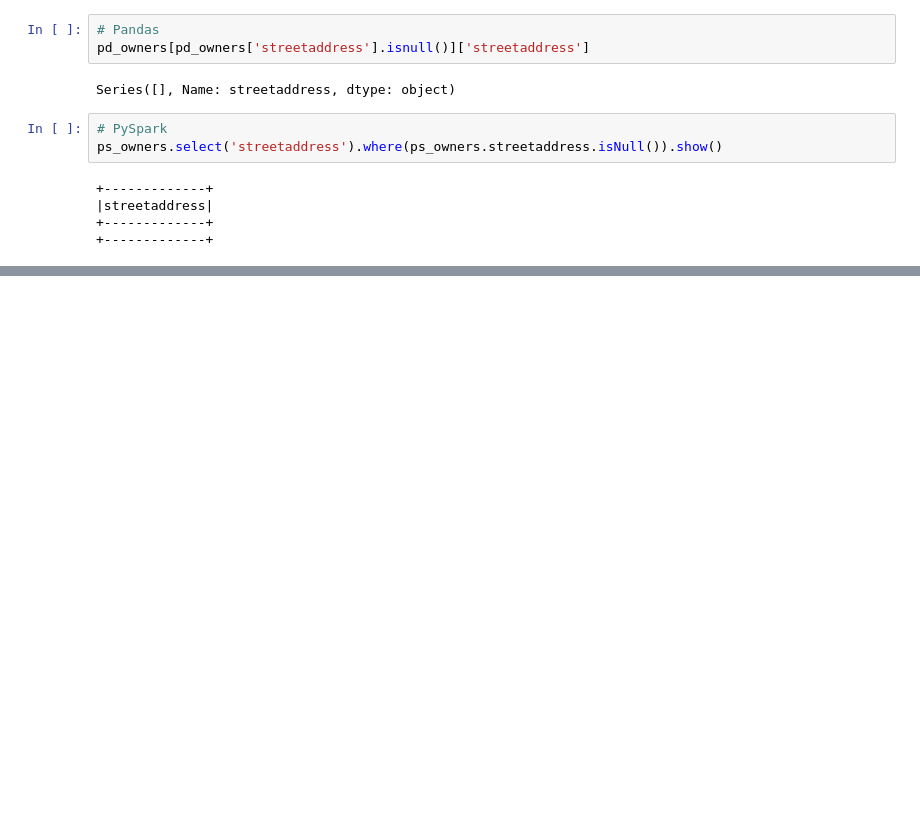
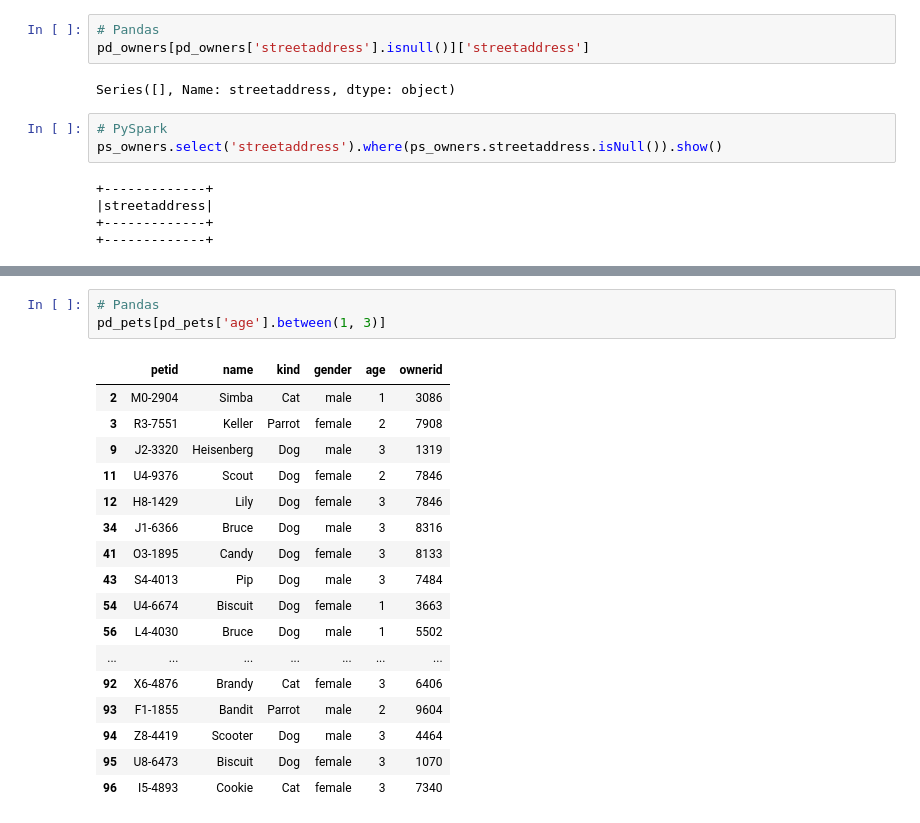
Before and after one commit to neilscholtz/PySpark-Pandas-PostgreSQL-Querying, a Jupyter notebook: PySpark - Pandas - SQL.ipynb, the cells around one changed output, grey strips where cells are left out. Drawn from its saved outputs; the diff is of its cells as text; blank space fills up the shorter version.

Commit message:
added AND, OR, BETWEEN, ORDER BY clauses

```diff
--- a/PySpark - Pandas - SQL.ipynb
+++ b/PySpark - Pandas - SQL.ipynb
@@ -642,0 +671,21 @@ ps_owners.select('streetaddress').where(ps_owners.streetaddress.isNull()).show()
+# %%
+# Pandas
+pd_pets[pd_pets['age'].between(1, 3)]
+# %% [output]
+|  | petid | name | kind | gender | age | ownerid |
+| 2 | M0-2904 | Simba | Cat | male | 1 | 3086 |
+| 3 | R3-7551 | Keller | Parrot | female | 2 | 7908 |
+| 9 | J2-3320 | Heisenberg | Dog | male | 3 | 1319 |
+| 11 | U4-9376 | Scout | Dog | female | 2 | 7846 |
+| 12 | H8-1429 | Lily | Dog | female | 3 | 7846 |
+| 34 | J1-6366 | Bruce | Dog | male | 3 | 8316 |
+| 41 | O3-1895 | Candy | Dog | female | 3 | 8133 |
+| 43 | S4-4013 | Pip | Dog | male | 3 | 7484 |
+| 54 | U4-6674 | Biscuit | Dog | female | 1 | 3663 |
+| 56 | L4-4030 | Bruce | Dog | male | 1 | 5502 |
+| ... | ... | ... | ... | ... | ... | ... |
+| 92 | X6-4876 | Brandy | Cat | female | 3 | 6406 |
+| 93 | F1-1855 | Bandit | Parrot | male | 2 | 9604 |
+| 94 | Z8-4419 | Scooter | Dog | male | 3 | 4464 |
+| 95 | U8-6473 | Biscuit | Dog | female | 3 | 1070 |
+| 96 | I5-4893 | Cookie | Cat | female | 3 | 7340 |
```
Also changed, not shown: parts of 19 cells of this notebook.
